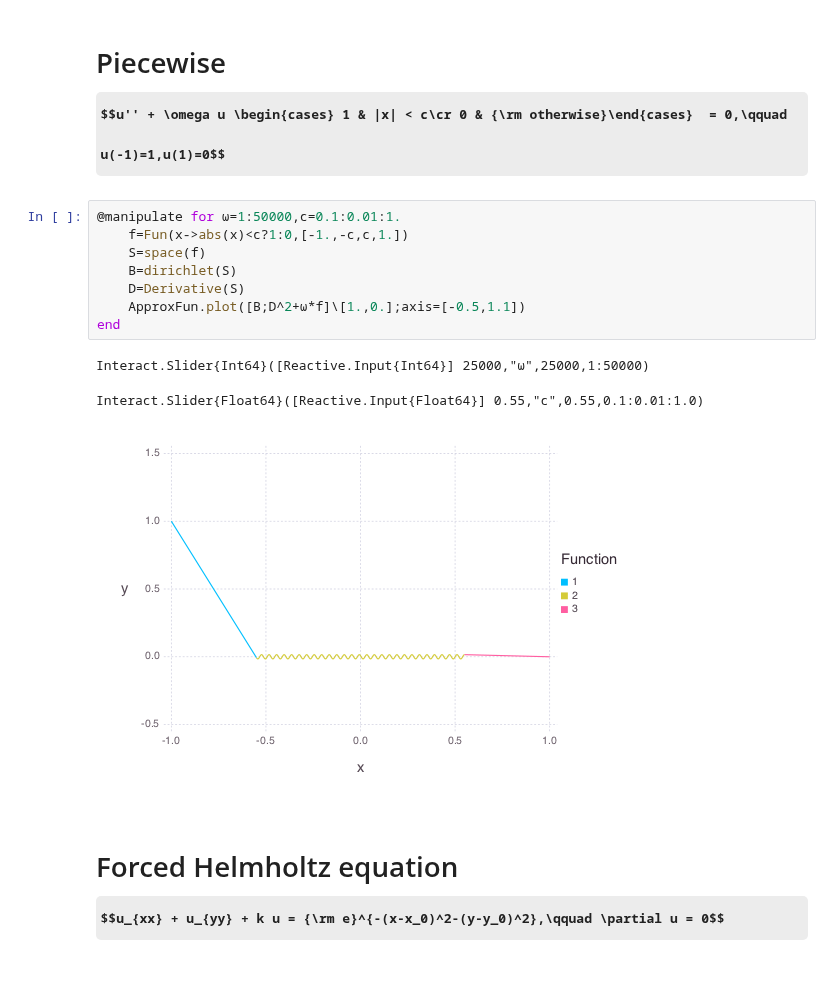
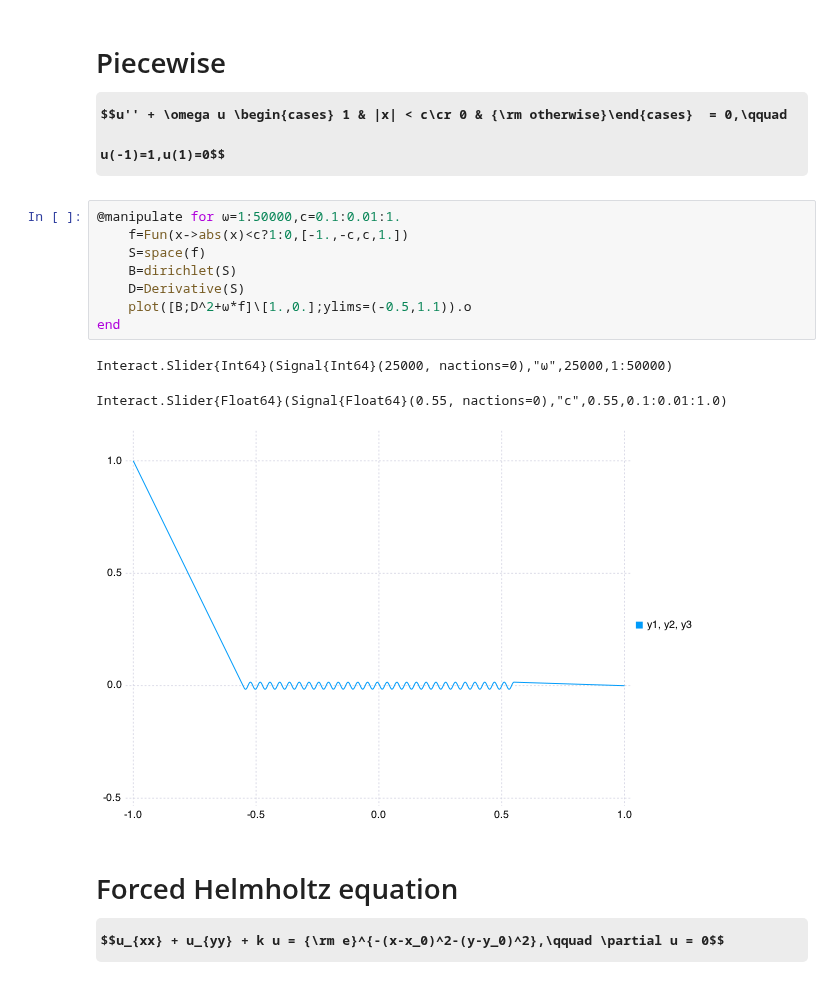
Before and after one commit to JuliaApproximation/ApproxFun.jl, a Jupyter notebook: examples/Manipulate ODEs and PDEs.ipynb, the cells around one changed output. Drawn from its saved outputs; the diff is of its cells as text; some formulas as TeX source.

```diff
--- a/examples/Manipulate ODEs and PDEs.ipynb
+++ b/examples/Manipulate ODEs and PDEs.ipynb
@@ -57,15 +69,15 @@ Interact.Slider{Float64}([Reactive.Input{Float64}] 0.2,"ϵ",0.2,0.0005:0.0005:0.
 # %%
 @manipulate for ω=1:50000,c=0.1:0.01:1.
     f=Fun(x->abs(x)<c?1:0,[-1.,-c,c,1.])
     S=space(f)
     B=dirichlet(S)
     D=Derivative(S)
-    ApproxFun.plot([B;D^2+ω*f]\[1.,0.];axis=[-0.5,1.1])
+    plot([B;D^2+ω*f]\[1.,0.];ylims=(-0.5,1.1)).o
 end
 # %% [output]
-Interact.Slider{Int64}([Reactive.Input{Int64}] 25000,"ω",25000,1:50000)
+Interact.Slider{Int64}(Signal{Int64}(25000, nactions=0),"ω",25000,1:50000)
-Interact.Slider{Float64}([Reactive.Input{Float64}] 0.55,"c",0.55,0.1:0.01:1.0)
+Interact.Slider{Float64}(Signal{Float64}(0.55, nactions=0),"c",0.55,0.1:0.01:1.0)
-[figure, old version]
+[figure, new version]
 # %% [markdown]
 # Forced Helmholtz equation $$u_{xx} + u_{yy} + k u = {\rm e}^{-(x-x_0)^2-(y-y_0)^2},\qquad \partial u = 0$$
 # %%
```
Also changed, not shown: parts of 10 cells of this notebook, 27 other files.
